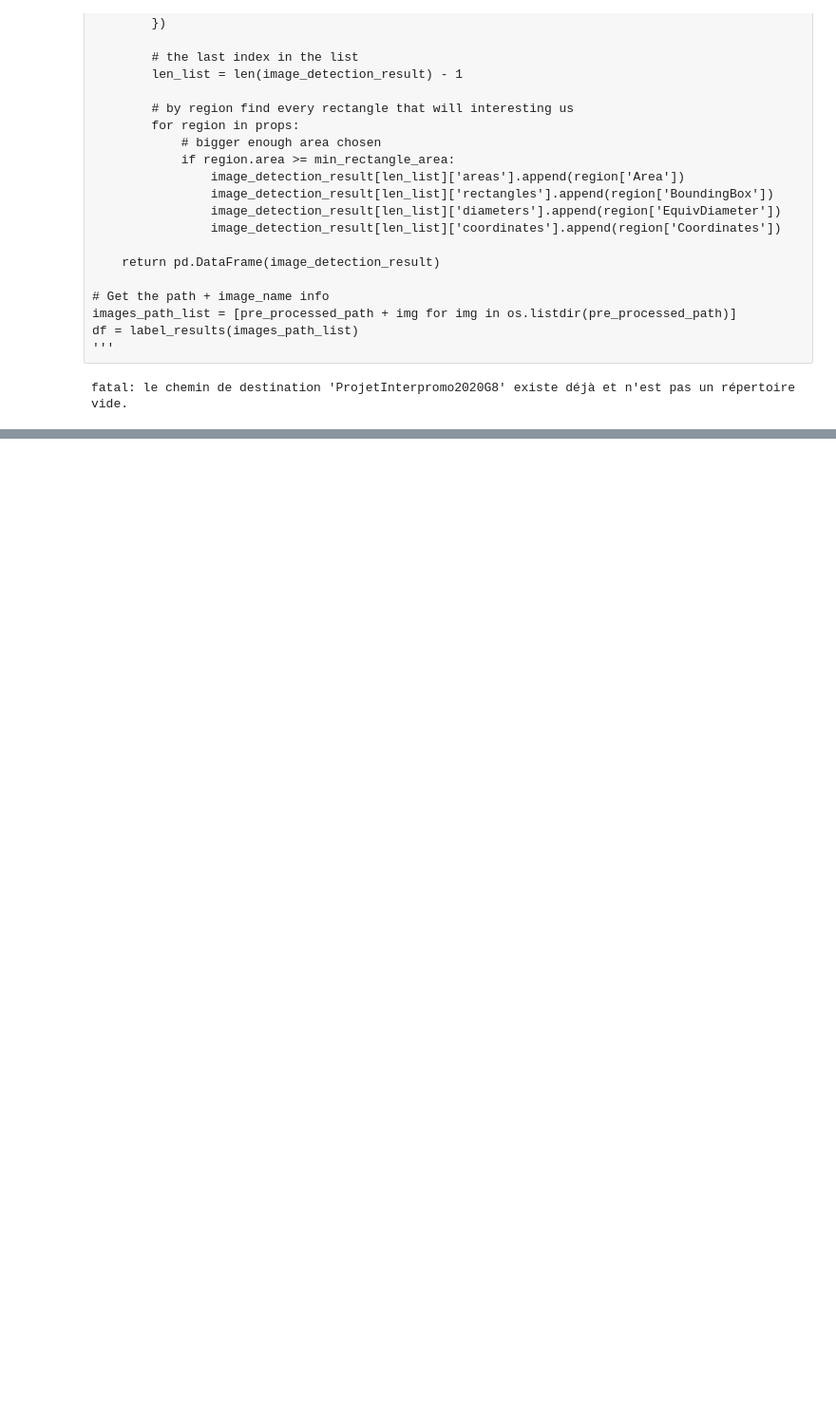
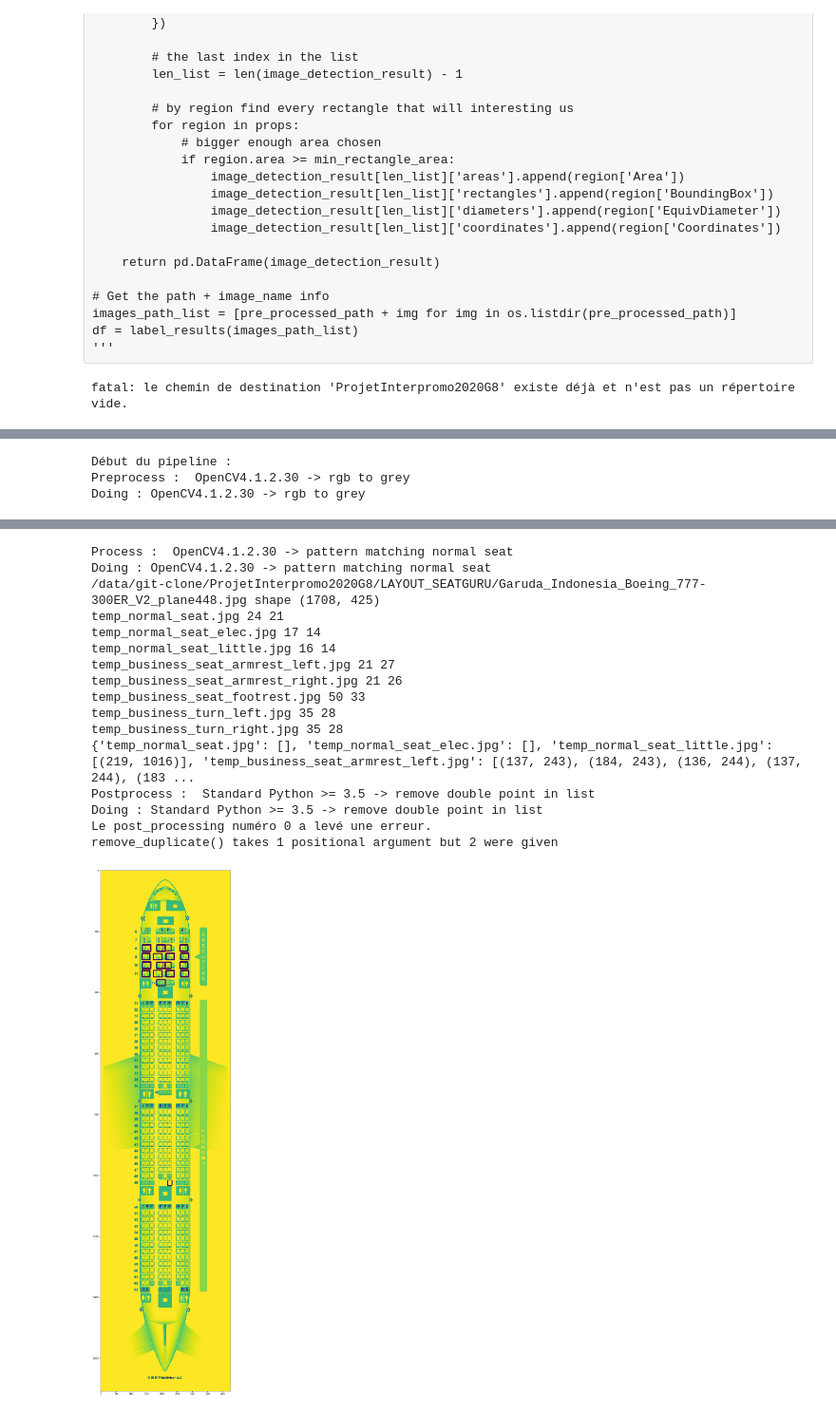
Before and after one commit to vincentnam/ProjetInterpromo2020G8, a Jupyter notebook: Notebook_Rendu.ipynb, the cells around one changed output, grey strips where cells are left out. Shown at 95% size. Saved outputs shown, nothing was run; the diff lists cells and outputs as text; code cells hidden in the pictures; blank space fills up the shorter version.

Commit message:
Pipeline V0 : seat et area

```diff
--- a/Notebook_Rendu.ipynb
+++ b/Notebook_Rendu.ipynb
@@ -315,7 +303,7 @@ class BlackWhite(Preprocess):
     process_desc = "OpenCV4.1.2.30 -> rgb to grey"
 
     def run(self, **kwargs) -> Iterable:
-        return self.util_obj.to_gray()
+        return self.col_obj.util_obj.to_gray()
 
 class ColourPipelineZones(Preprocess):
     process_desc = "Standard Python >= 3.5 -> preprocess colours"
@@ -450,4 +439,29 @@ class SegmentationZone(Process):
+# %%
+class RemoveDouble(Postprocess):
+    process_desc = "Standard Python >= 3.5 -> remove double point in list"
+
+    def remove_duplicate(coordinate: list):
+        """Documentation
+        Parameters:
+            coordinate: original coordinates without treatment
+        Out:
+            dup: list of coordinate which are duplicated
+        """
+        dup = []
+        for point1 in coordinate:
+            for point2 in coordinate:
+                if point2 != point1 and point1 not in dup:
+                    if ((abs(point1[0] - point2[0]) <= 5) and (abs(point1[1] - point2[1]) <= 5)):
+                        dup.append(point2)
+        for d in dup:
+            if d in coordinate:
+                coordinate.remove(d)
+        return(coordinate)
+
+    def run(self, json, **kwargs):
+        for seat_index in json:
+            json[seat_index] = self.remove_duplicate(json[seat_index])
 # %%
 pipeline = Pipeline("/data/git-clone/ProjetInterpromo2020G8/","Oman_Air_Boeing_737-700_new_plane686.jpg")
-pipeline.add_processes([ColourPipelineSeat,BlackWhite,PatternMatchingNormalSeat ])
+pipeline.add_processes([BlackWhite,PatternMatchingNormalSeat, RemoveDouble])
 # %% [output]
@@ -457,2 +470,0 @@ OpenCV4.1.2.30 -> pattern matching normal seat a été ajouté.
-# %%
-pipeline.run_pipeline(1, templates = [img for img in os.listdir("./images/") if 'temp' in img and 'seat' in img])
@@ -480,0 +471,3 @@ temp_normal_seat_little.jpg 16 14
+# %%
+pipeline.run_pipeline(1, templates = ['temp_normal_seat.jpg', 'temp_normal_seat_a.jpg', 'temp_normal_seat_b.jpg', 'temp_normal_seat_c.jpg', 'temp_normal_seat_d.jpg', 'temp_normal_seat_e.jpg', 'temp_normal_seat_elec.jpg', 'temp_normal_seat_f.jpg', 'temp_normal_seat_little.jpg', 'temp_normal_seat_red.jpg','temp_business_seat_armrest_left.jpg', 'temp_business_seat_armrest_right.jpg', 'temp_business_seat_footrest.jpg', 'temp_business_seat_footrest2.jpg', 'temp_business_seat_footrest3.jpg', 'temp_business_turn_left.jpg', 'temp_business_turn_left1.jpg', 'temp_business_turn_right.jpg', 'temp_business_turn_right1.jpg'])
+# %% [output]
@@ -480,0 +475,3 @@ temp_normal_seat_little.jpg 16 14
+Début du pipeline :
+Preprocess :  OpenCV4.1.2.30 -> rgb to grey
+Doing : OpenCV4.1.2.30 -> rgb to grey
@@ -480,0 +479,17 @@ temp_normal_seat_little.jpg 16 14
+Process :  OpenCV4.1.2.30 -> pattern matching normal seat
+Doing : OpenCV4.1.2.30 -> pattern matching normal seat
+/data/git-clone/ProjetInterpromo2020G8/LAYOUT_SEATGURU/Garuda_Indonesia_Boeing_777-300ER_V2_plane448.jpg shape (1708, 425)
+temp_normal_seat.jpg 24 21
+temp_normal_seat_elec.jpg 17 14
+temp_normal_seat_little.jpg 16 14
+temp_business_seat_armrest_left.jpg 21 27
+temp_business_seat_armrest_right.jpg 21 26
+temp_business_seat_footrest.jpg 50 33
+temp_business_turn_left.jpg 35 28
+temp_business_turn_right.jpg 35 28
+{'temp_normal_seat.jpg': [], 'temp_normal_seat_elec.jpg': [], 'temp_normal_seat_little.jpg': [(219, 1016)], 'temp_business_seat_armrest_left.jpg': [(137, 243), (184, 243), (136, 244), (137, 244), (183 ...
+Postprocess :  Standard Python >= 3.5 -> remove double point in list
+Doing : Standard Python >= 3.5 -> remove double point in list
+Le post_processing numéro 0 a levé une erreur.
+remove_duplicate() takes 1 positional argument but 2 were given
+[figure, added]
```
Also changed, not shown: parts of 13 cells of this notebook, 18 other files.
